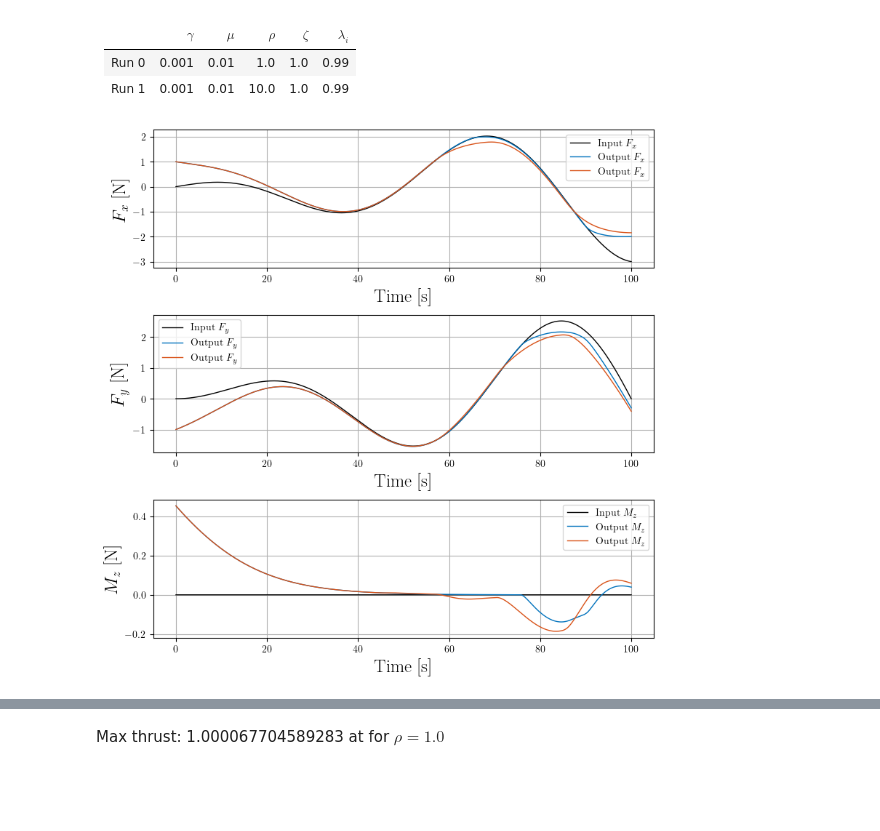
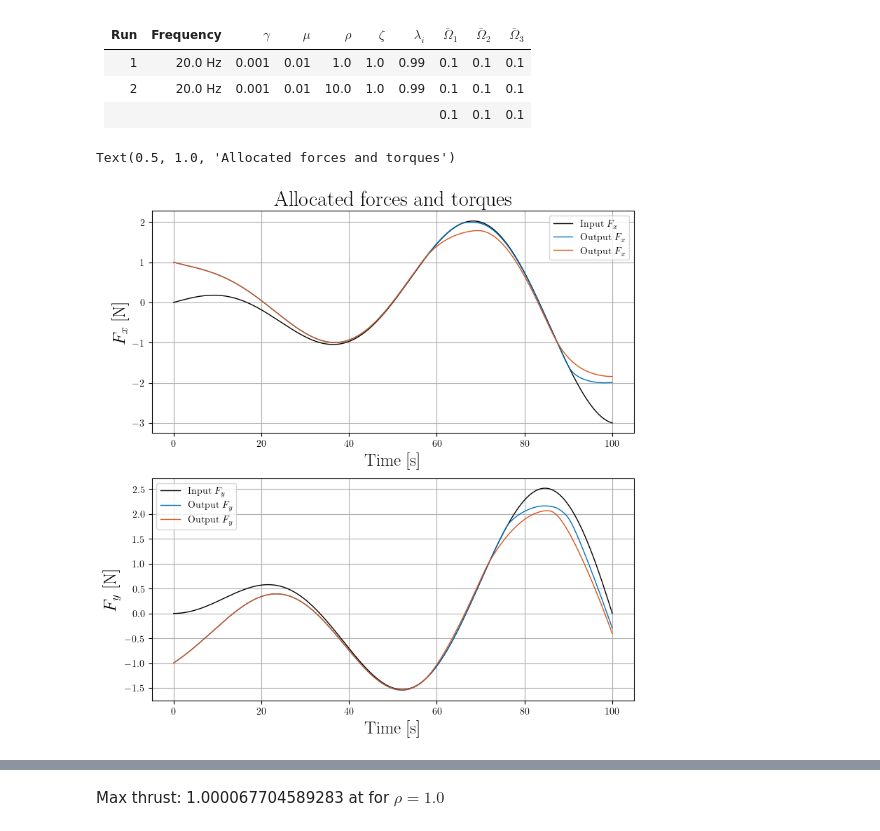
Before and after one commit to incebellipipo/skadipy, a Jupyter notebook: notebooks/018_compare_cbf_time_constant.ipynb, the cells around one changed output, grey strips where cells are left out. Saved outputs shown, nothing was run; the diff lists cells and outputs as text; code cells hidden in the pictures; blank space fills up the shorter version.

```diff
--- a/notebooks/018_compare_cbf_time_constant.ipynb
+++ b/notebooks/018_compare_cbf_time_constant.ipynb
@@ -24,15 +24,25 @@ rho = [1.0, 10.0]
 zeta = [1.0, 1.0]
 lambda_p = [0.99, 0.99]
 
-markdown_table = generate_markdown_table(
-    gamma, mu, rho, zeta, lambda_p,
-)
-display(Markdown(markdown_table))
+table = dict_to_table({
+    "Run": range(1, len(gamma) + 1),
+    r"Frequency": [f"{1.0/time_step} Hz" for i in range(len(gamma))],
+    r"$\gamma$" : gamma,
+    r"$\mu$" : mu,
+    r"$\rho$" : rho,
+    r"$\zeta$" : zeta,
+    r"$\lambda_i$" : lambda_p,
+    r"$\bar{\Omega}_1$" : [actuators[0].extra_attributes['rate_limit'] for i in range(3)],
+    r"$\bar{\Omega}_2$" : [actuators[1].extra_attributes['rate_limit'] for i in range(3)],
+    r"$\bar{\Omega}_3$" : [actuators[2].extra_attributes['rate_limit'] for i in range(3)],
+})
+display(Markdown(table))
 # %% [output]
-| | $\gamma$ | $\mu$ | $\rho$ | $\zeta$ | $\lambda_i$ |
-|--|-------|----|-----|------|----------|
-| Run 0| 0.001 | 0.01 | 1.0 | 1.0 | 0.99 |
-| Run 1| 0.001 | 0.01 | 10.0 | 1.0 | 0.99 |
+| Run | Frequency | $\gamma$ | $\mu$ | $\rho$ | $\zeta$ | $\lambda_i$ | $\bar{\Omega}_1$ | $\bar{\Omega}_2$ | $\bar{\Omega}_3$ |
+| --- | --- | --- | --- | --- | --- | --- | --- | --- | --- |
+| 1 | 20.0 Hz | 0.001 | 0.01 | 1.0 | 1.0 | 0.99 | 0.1 | 0.1 | 0.1 |
+| 2 | 20.0 Hz | 0.001 | 0.01 | 10.0 | 1.0 | 0.99 | 0.1 | 0.1 | 0.1 |
+|  |  |  |  |  |  |  | 0.1 | 0.1 | 0.1 |
 # %%
 for g, m, r, l, z in zip(gamma, mu, rho, lambda_p, zeta):
 
@@ -53,22 +77,0 @@ for g, m, r, l, z in zip(gamma, mu, rho, lambda_p, zeta):
-# %%
-data = generate_spiral_dataset(
-    num_points=2000,
-    num_turns=1.5,
-    k=3,
-)
-
-tau_cmd = np.concatenate(
-    (data, np.zeros((np.shape(data)[0], 4))),
-    axis=1
-)
-d_tau_cmd = np.gradient(tau_cmd, axis=0) / time_step
-
-
-for allocator in allocators:
-    allocator._xi = np.array([[0.0, 0.5, -0.5, 0.5, -0.5]]).T
-
-
-xi_hist, theta_hist, tau_hist = run_tests(tau_cmd=tau_cmd, d_tau_cmd=d_tau_cmd, allocators=allocators)
-fig, ax = plot_histories(tau_cmd=tau_cmd, tau_alloc=tau_hist, dt=time_step)
-# %% [output]
-[figure, removed]
@@ -75 +80,7 @@ fig, ax = plot_histories(tau_cmd=tau_cmd, tau_alloc=tau_hist, dt=time_step)
+# %%
+fig, ax = plot_histories(tau_cmd=tau_cmd, indices=[0, 1],tau_alloc=results.tau_desired_hist, dt=time_step)
+ax[0].set_title("Allocated forces and torques")
+# %% [output]
+Text(0.5, 1.0, 'Allocated forces and torques')
+[figure, added]
 # %%
```
Also changed, not shown: parts of 8 cells of this notebook, 18 other files.
